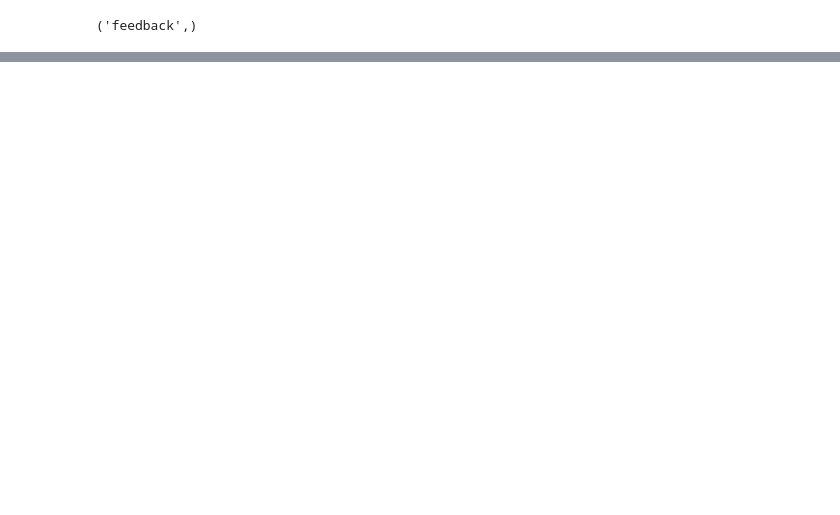
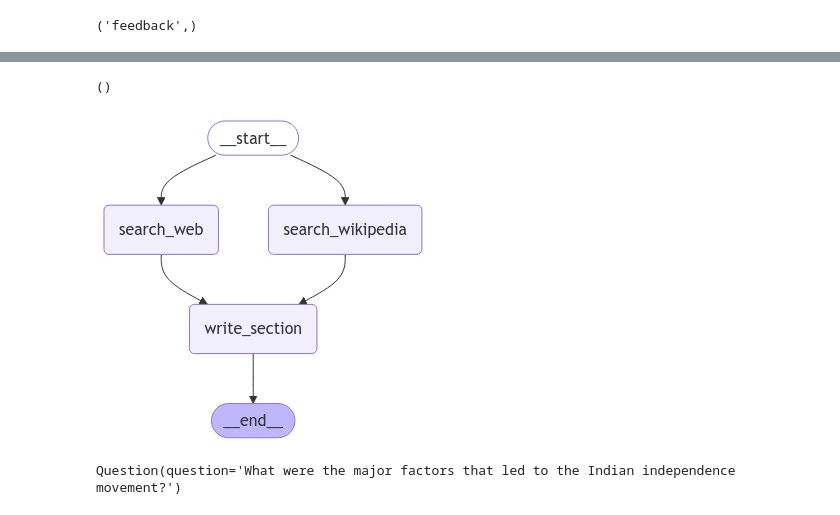
Before and after one commit to mohitpg/QnAMaker, a Jupyter notebook: main.ipynb, the cells around one changed output, grey strips where cells are left out. Drawn from its saved outputs; the diff is of its cells as text; code cells hidden in the pictures; blank space fills up the shorter version.

Commit message:
Question answering module done

```diff
--- a/main.ipynb
+++ b/main.ipynb
@@ -138,7 +138,7 @@ state.next
 ('feedback',)
 # %%
 graph.update_state(thread, {"human_feedback":
-                            "Add a question related to Prussia"}, as_node="feedback")
+                            "Add one question related to India and rest for world"}, as_node="feedback")
 # %% [output]
 {'configurable': {'thread_id': '1',
   'checkpoint_ns': '',
@@ -166,0 +180,5 @@ Question2: What role did Otto von Bismarck play in the unification of Germany, a
+# %%
+final_state = graph.get_state(thread)
+final_state.next
+# %% [output]
+()
@@ -166,0 +193,6 @@ Question2: What role did Otto von Bismarck play in the unification of Germany, a
+# %%
+# Web search tool
+from langchain_community.tools.tavily_search import TavilySearchResults
+tavily_search = TavilySearchResults(max_results=2)
+# Wikipedia search tool
+from langchain_community.document_loaders import WikipediaLoader
@@ -166,0 +239,43 @@ Question2: What role did Otto von Bismarck play in the unification of Germany, a
+# %%
+section_writer_instructions = ''' You are a student tasked with writing a detailed answer for the question:{question}
+Write the answer in markdown format using
+# for headings
+## for subheadings '''
+def write_section(state: AnswerState):
+
+    """ Node to answer a question """
+
+    # Get state
+    context = state["context"]
+    question = state["question"]
+
+    # Write section using either the gathered source docs from interview (context) or the interview itself (interview)
+    system_message = section_writer_instructions.format(question=question.question)
+    section = llm.invoke([SystemMessage(content=system_message)]+[HumanMessage(content=f"Use this source to write your section: {context}")])
+
+    # Append it to state
+    return {"sections": [section.content]}
+# %%
+answer_builder = StateGraph(AnswerState)
+answer_builder.add_node("search_web", search_web)
+answer_builder.add_node("search_wikipedia", search_wikipedia)
+answer_builder.add_node("write_section", write_section)
+
+answer_builder.add_edge(START, "search_web")
+answer_builder.add_edge(START, "search_wikipedia")
+answer_builder.add_edge("search_web", "write_section")
+answer_builder.add_edge("search_wikipedia", "write_section")
+answer_builder.add_edge("write_section", END)
+
+memory = MemorySaver()
+answer_graph = answer_builder.compile(checkpointer=memory).with_config(run_name="Get answers")
+
+# View
+display(Image(answer_graph.get_graph().draw_mermaid_png()))
+# %% [output]
+[figure, added]
+# %%
+questions = final_state.values.get('questions')
+questions[0]
+# %% [output]
+Question(question='What were the major factors that led to the Indian independence movement?')
```
Also changed, not shown: parts of 9 cells of this notebook.
